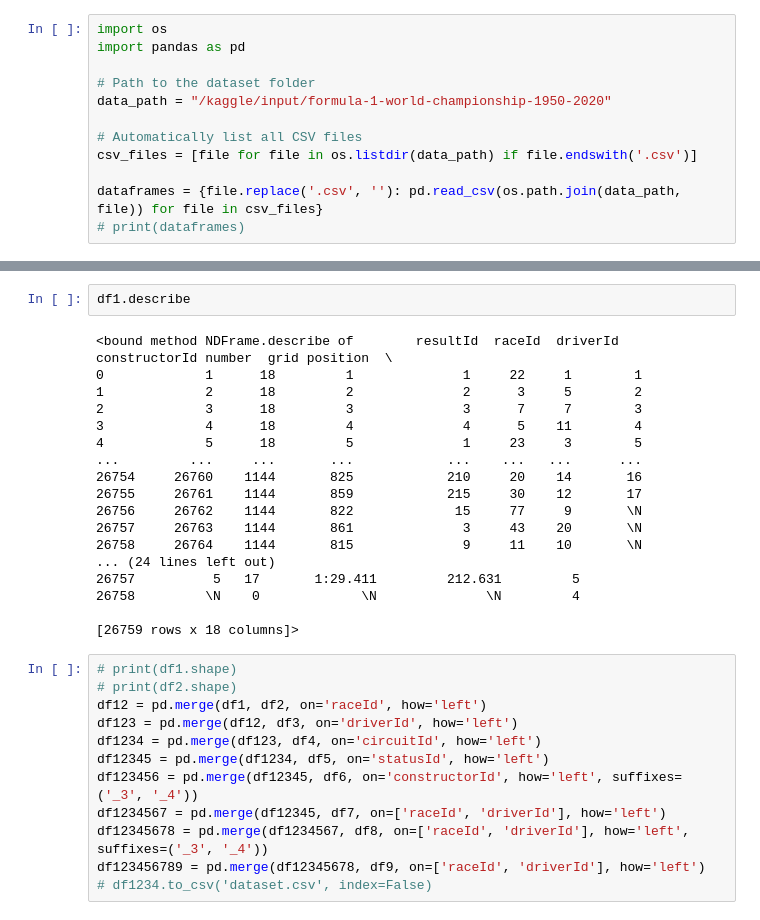
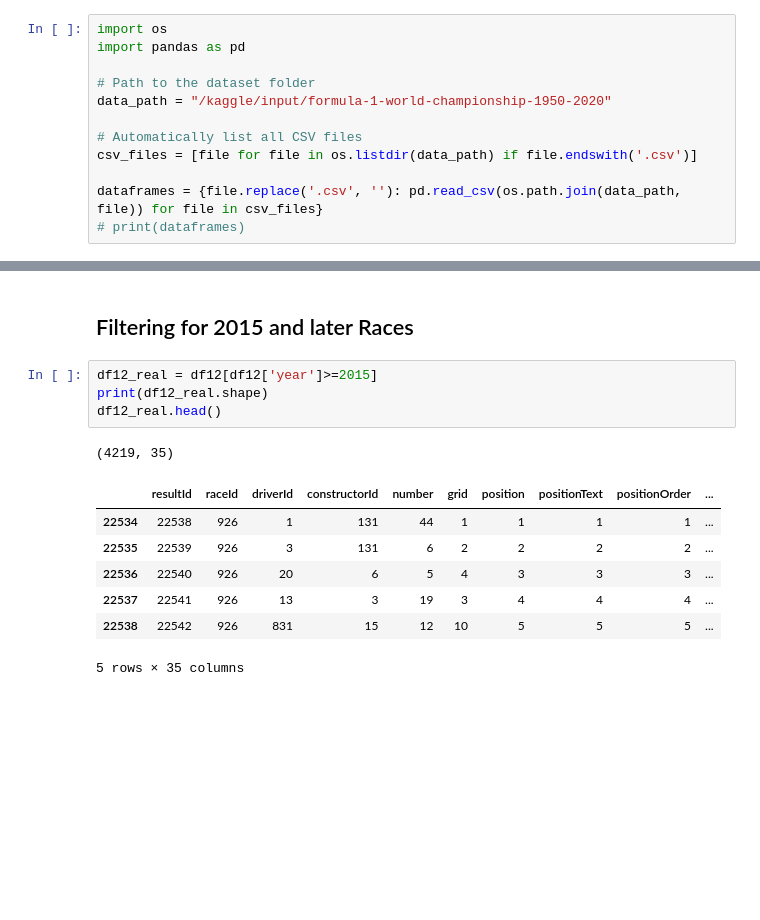
Before and after one commit to Rajveermathur/F1_Hackathon, a Jupyter notebook: f1-hackathon.ipynb, the cells around one changed output, grey strips where cells are left out. Drawn from its saved outputs; the diff is of its cells as text; blank space fills up the shorter version.

Commit message:
Kaggle Notebook | F1 Hackathon | Dataset Created

```diff
--- a/f1-hackathon.ipynb
+++ b/f1-hackathon.ipynb
@@ -51,32 +65,15 @@ Name: count, dtype: int64
-# %%
-df1.describe
-# %% [output]
-<bound method NDFrame.describe of        resultId  raceId  driverId  constructorId number  grid position  \
-0             1      18         1              1     22     1        1
-1             2      18         2              2      3     5        2
-2             3      18         3              3      7     7        3
-3             4      18         4              4      5    11        4
-4             5      18         5              1     23     3        5
-...         ...     ...       ...            ...    ...   ...      ...
-26754     26760    1144       825            210     20    14       16
-26755     26761    1144       859            215     30    12       17
-26756     26762    1144       822             15     77     9       \N
-26757     26763    1144       861              3     43    20       \N
-26758     26764    1144       815              9     11    10       \N
-... (24 lines left out)
-26757          5   17       1:29.411         212.631         5
-26758         \N    0             \N              \N         4
-
-[26759 rows x 18 columns]>
-# %%
-# print(df1.shape)
-# print(df2.shape)
-df12 = pd.merge(df1, df2, on='raceId', how='left')
-df123 = pd.merge(df12, df3, on='driverId', how='left')
-df1234 = pd.merge(df123, df4, on='circuitId', how='left')
-df12345 = pd.merge(df1234, df5, on='statusId', how='left')
-df123456 = pd.merge(df12345, df6, on='constructorId', how='left', suffixes=('_3', '_4'))
-df1234567 = pd.merge(df12345, df7, on=['raceId', 'driverId'], how='left')
-df12345678 = pd.merge(df1234567, df8, on=['raceId', 'driverId'], how='left', suffixes=('_3', '_4'))
-df123456789 = pd.merge(df12345678, df9, on=['raceId', 'driverId'], how='left')
-# df1234.to_csv('dataset.csv', index=False)
+# %% [markdown]
+## Filtering for 2015 and later Races
+# %%
+df12_real = df12[df12['year']>=2015]
+print(df12_real.shape)
+df12_real.head()
+# %% [output]
+(4219, 35)
+|  | resultId | raceId | driverId | constructorId | number | grid | position | positionText | positionOrder | ... |
+| 22534 | 22538 | 926 | 1 | 131 | 44 | 1 | 1 | 1 | 1 | ... |
+| 22535 | 22539 | 926 | 3 | 131 | 6 | 2 | 2 | 2 | 2 | ... |
+| 22536 | 22540 | 926 | 20 | 6 | 5 | 4 | 3 | 3 | 3 | ... |
+| 22537 | 22541 | 926 | 13 | 3 | 19 | 3 | 4 | 4 | 4 | ... |
+| 22538 | 22542 | 926 | 831 | 15 | 12 | 10 | 5 | 5 | 5 | ... |
+5 rows × 35 columns
```
Also changed, not shown: parts of 24 cells of this notebook.
